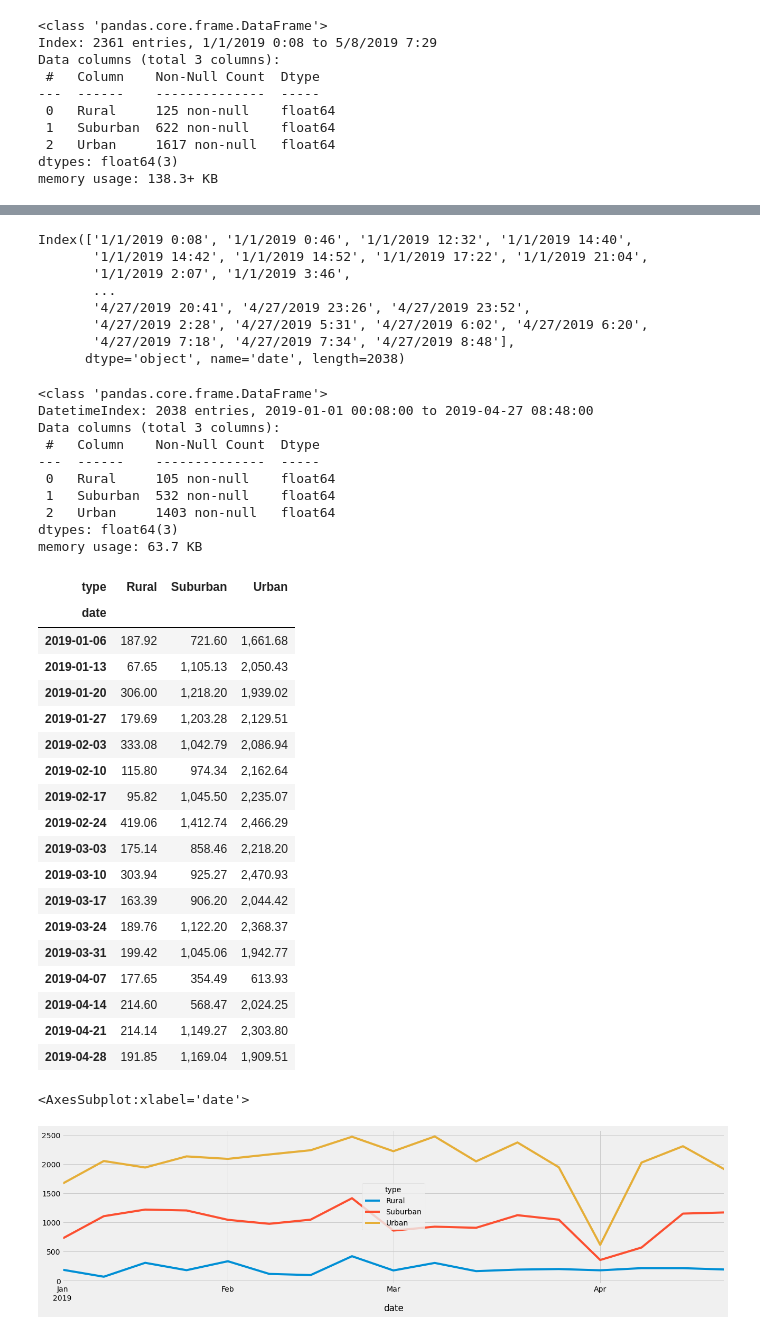
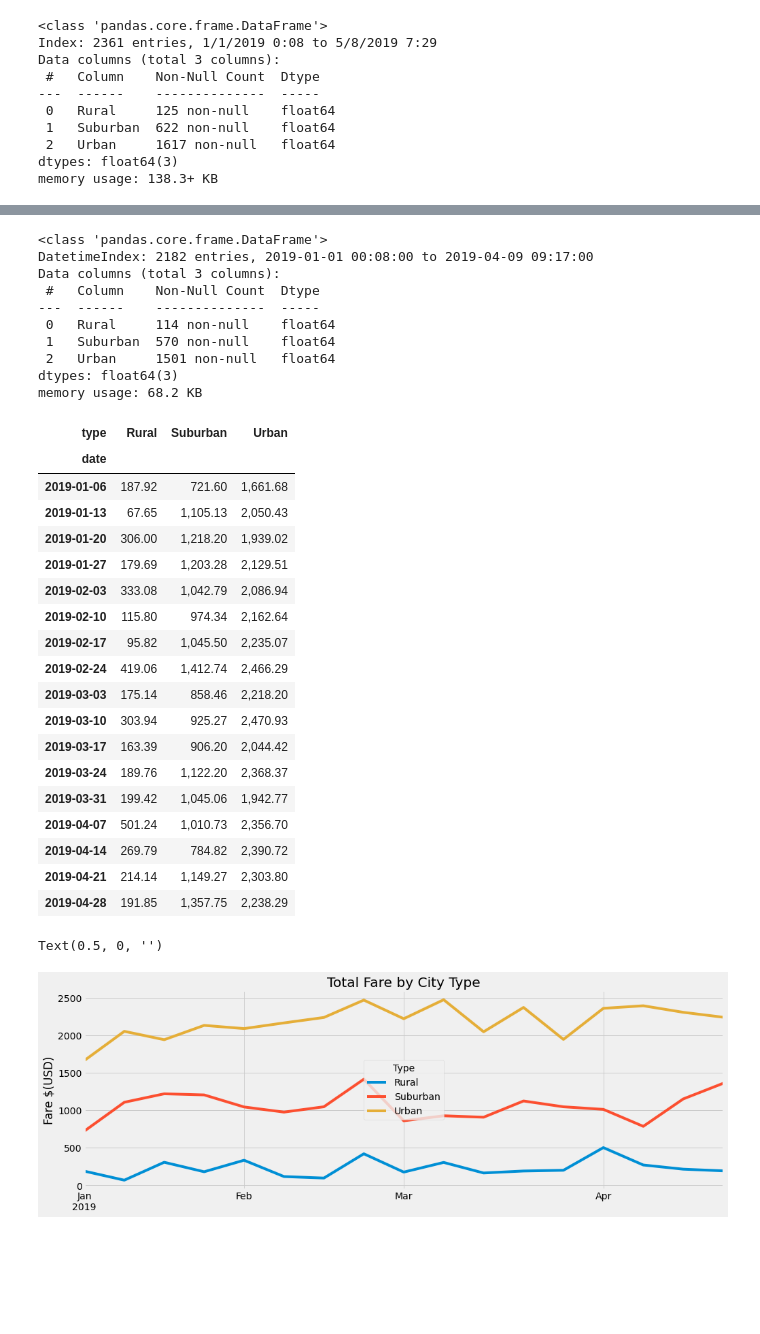
Before and after one commit to fhsal/PyBer, a Jupyter notebook: PyBer_Challenge.ipynb, the cells around one changed output, grey strips where cells are left out. Cells and saved outputs as stored; diff of their text form; code cells hidden in the pictures; blank space fills up the shorter version.

Commit message:
fixing to use loc filter by using df3 dataframe with right index and updating chart title and axes

```diff
--- a/PyBer_Challenge.ipynb
+++ b/PyBer_Challenge.ipynb
@@ -339,6 +340,3 @@ dual_index_df2
 | 2362 | 5/8/2019 4:39 | Urban | 18.45 |
 | 2363 | 5/8/2019 7:29 | Urban | 18.55 |
 2364 rows × 3 columns
-# %%
-dual_index_df2 = dual_index_df2.reset_index()
-dual_index_df2
@@ -399,7 +377,7 @@ df3.loc['2019-01-01 0:00':'2019-04-28 23:59']
 # %%
 # 6. Set the "date" index to datetime datatype. This is necessary to use the resample() method in Step 8.
 # df.index = pd.to_datetime(df.index)
-dual_index_df2.index =pd.to_datetime(dual_index_df2.index)
-dual_index_df2.info()
+df3.index =pd.to_datetime(df3.index)
+df3.info()
 # %% [output]
 <class 'pandas.core.frame.DataFrame'>
@@ -464,30 +411,17 @@ df4
-# %%
-df4.index
-# %% [output]
-Index(['1/1/2019 0:08', '1/1/2019 0:46', '1/1/2019 12:32', '1/1/2019 14:40',
-       '1/1/2019 14:42', '1/1/2019 14:52', '1/1/2019 17:22', '1/1/2019 21:04',
-       '1/1/2019 2:07', '1/1/2019 3:46',
-       ...
-       '4/27/2019 20:41', '4/27/2019 23:26', '4/27/2019 23:52',
-       '4/27/2019 2:28', '4/27/2019 5:31', '4/27/2019 6:02', '4/27/2019 6:20',
-       '4/27/2019 7:18', '4/27/2019 7:34', '4/27/2019 8:48'],
-      dtype='object', name='date', length=2038)
 # %%
 # 7. Check that the datatype for the index is datetime using df.info()
-df4.index =pd.to_datetime(df4.index)
+df4.info()
+# %% [output]
+<class 'pandas.core.frame.DataFrame'>
+DatetimeIndex: 2182 entries, 2019-01-01 00:08:00 to 2019-04-09 09:17:00
+Data columns (total 3 columns):
+ #   Column    Non-Null Count  Dtype
+---  ------    --------------  -----
+ 0   Rural     114 non-null    float64
+ 1   Suburban  570 non-null    float64
+ 2   Urban     1501 non-null   float64
+dtypes: float64(3)
+memory usage: 68.2 KB
-# %%
-df4.info()
-# %% [output]
-<class 'pandas.core.frame.DataFrame'>
-DatetimeIndex: 2038 entries, 2019-01-01 00:08:00 to 2019-04-27 08:48:00
-Data columns (total 3 columns):
- #   Column    Non-Null Count  Dtype
----  ------    --------------  -----
- 0   Rural     105 non-null    float64
- 1   Suburban  532 non-null    float64
- 2   Urban     1403 non-null   float64
-dtypes: float64(3)
-memory usage: 63.7 KB
 # %%
 # 8. Create a new DataFrame using the "resample()" function by week 'W' and get the sum of the fares for each week.
 
@@ -509,18 +443,21 @@ df5
 | 2019-03-17 | 163.39 | 906.20 | 2,044.42 |
 | 2019-03-24 | 189.76 | 1,122.20 | 2,368.37 |
 | 2019-03-31 | 199.42 | 1,045.06 | 1,942.77 |
-| 2019-04-07 | 177.65 | 354.49 | 613.93 |
-| 2019-04-14 | 214.60 | 568.47 | 2,024.25 |
+| 2019-04-07 | 501.24 | 1,010.73 | 2,356.70 |
+| 2019-04-14 | 269.79 | 784.82 | 2,390.72 |
 | 2019-04-21 | 214.14 | 1,149.27 | 2,303.80 |
-| 2019-04-28 | 191.85 | 1,169.04 | 1,909.51 |
+| 2019-04-28 | 191.85 | 1,357.75 | 2,238.29 |
 # %%
 # 8. Using the object-oriented interface method, plot the resample DataFrame using the df.plot() function.
 
 # Import the style from Matplotlib.
 from matplotlib import style
 # Use the graph style fivethirtyeight.
 style.use('fivethirtyeight')
-df5.plot(figsize=(20,5))
+df5.plot(figsize=(15,5), title = "Total Fare by City Type")
+plt.legend(loc='center', title='Type')
+plt.ylabel('Fare $(USD)')
+plt.xlabel('')
 # %% [output]
-<AxesSubplot:xlabel='date'>
+Text(0.5, 0, '')
-[figure, old version]
+[figure, new version]
```
Also changed, not shown: parts of 8 cells of this notebook, 1 other file.
